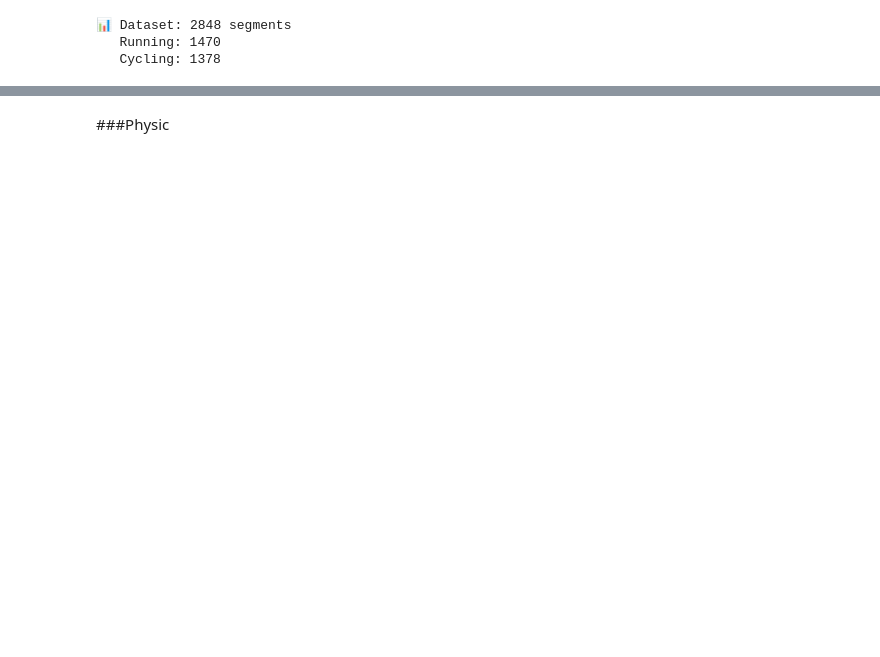
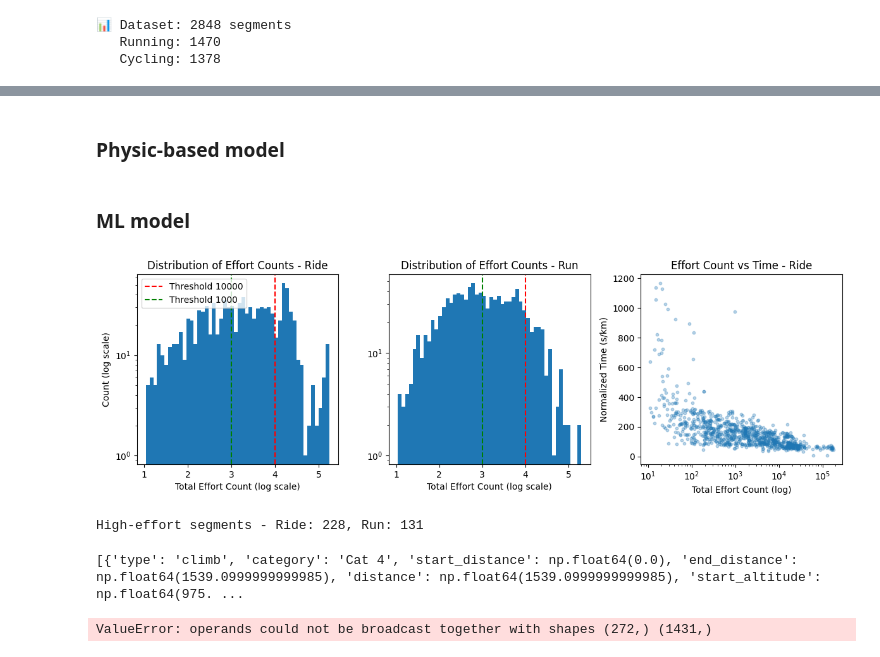
Before and after one commit to corentintriboulet/Trail-Technicality-Classifier, a Jupyter notebook: notebooks/06_theorical_best_time.ipynb, the cells around one changed output, grey strips where cells are left out. Saved outputs shown, nothing was run; the diff lists cells and outputs as text; code cells hidden in the pictures; blank space fills up the shorter version.

Commit message:
first models to predict the th best time

```diff
--- a/notebooks/06_theorical_best_time.ipynb
+++ b/notebooks/06_theorical_best_time.ipynb
@@ -87,3 +91,5 @@ fig.update_layout(
 fig.show()
 # %%
 Train, Test = train_test_split(df, test_size=0.2, random_state=42)
+Train, Val = train_test_split(Train, test_size=0.1, random_state=42)
+print(f"Train: {len(Train)}, Val: {len(Val)}, Test: {len(Test)}")
@@ -92,4 +120,4 @@ Train_ride = Train[Train['activity_type']=='Ride']
 # %% [markdown]
-###Physic
+### Physic-based model
 # %%
 def effort_correction_model(total_effort_count, best_time, asymptote_factor=0.95):
@@ -160,0 +149,49 @@ def visualize_effort_effect(df):
+# %%
+Train_ride = Train_ride.copy()
+
+total_effort = Train_ride["total_effort_count"].values
+best_time    = Train_ride["best_time"].values
+
+theoretical_best, correction_factor = effort_correction_model(
+    total_effort_count = total_effort,
+    best_time = best_time,
+    asymptote_factor = 0.95
+)
+
+Train_ride.loc[:, "theoretical_best_time"] = theoretical_best
+Train_ride.loc[:, "effort_correction_factor"] = correction_factor
+# %% [markdown]
+### ML model
+# %%
+plt.figure(figsize=(12, 4))
+
+plt.subplot(1, 3, 1)
+plt.hist(np.log10(Train_ride['total_effort_count']), bins=50, log=True)
+plt.axvline(np.log10(10000), color='r', linestyle='--', label='Threshold 10000')
+plt.axvline(np.log10(1000), color='g', linestyle='--', label='Threshold 1000')
+plt.xlabel('Total Effort Count (log scale)')
+plt.ylabel('Count (log scale)')
+plt.title('Distribution of Effort Counts - Ride')
+plt.legend()
+
+plt.subplot(1, 3, 2)
+plt.hist(np.log10(Train_run['total_effort_count']), bins=50, log=True)
+plt.axvline(np.log10(10000), color='r', linestyle='--')
+plt.axvline(np.log10(1000), color='g', linestyle='--')
+plt.xlabel('Total Effort Count (log scale)')
+plt.title('Distribution of Effort Counts - Run')
+
+plt.subplot(1, 3, 3)
+# Relation entre effort_count et best_time (normalisé par distance)
+Train_ride['norm_time'] = Train_ride['best_time'] / (Train_ride['distance'] / 1000)
+plt.scatter(Train_ride['total_effort_count'], Train_ride['norm_time'],
+            alpha=0.3, s=10)
+plt.xscale('log')
+plt.xlabel('Total Effort Count (log)')
+plt.ylabel('Normalized Time (s/km)')
+plt.title('Effort Count vs Time - Ride')
+
+plt.tight_layout()
+plt.show()
+# %% [output]
+[figure, added]
@@ -160,0 +201,6 @@ def visualize_effort_effect(df):
+# %%
+Train_ride_high = Train_ride[Train_ride['total_effort_count'] >= effort_threshold_ride].copy()
+Train_run_high = Train_run[Train_run['total_effort_count'] >= effort_threshold_run].copy()
+print(f"High-effort segments - Ride: {len(Train_ride_high)}, Run: {len(Train_run_high)}")
+# %% [output]
+High-effort segments - Ride: 228, Run: 131
@@ -160,0 +285,12 @@ def visualize_effort_effect(df):
+# %%
+first_segment = Train_ride_high.iloc[0]
+print(segment_slicer.cut_segment(first_segment['altitude_profile'], first_segment['distance_profile'], first_segment['coordinates'] ))
+# %% [output]
+[{'type': 'climb', 'category': 'Cat 4', 'start_distance': np.float64(0.0), 'end_distance': np.float64(1539.0999999999985), 'distance': np.float64(1539.0999999999985), 'start_altitude': np.float64(975. ...
+# %%
+Features = extract_features_from_segment(Train_ride_high, segment_id=Train_ride_high.index[0])
+print("Section Features for the first segment:", Features[0][0])
+print("Global Features for the first segment:", Features[1][0])
+print("Sampling Features for the first segment:", Features[2][0])
+# %% [output]
+ValueError: operands could not be broadcast together with shapes (272,) (1431,)
```
Also changed, not shown: parts of 16 cells of this notebook, 2 other files.
